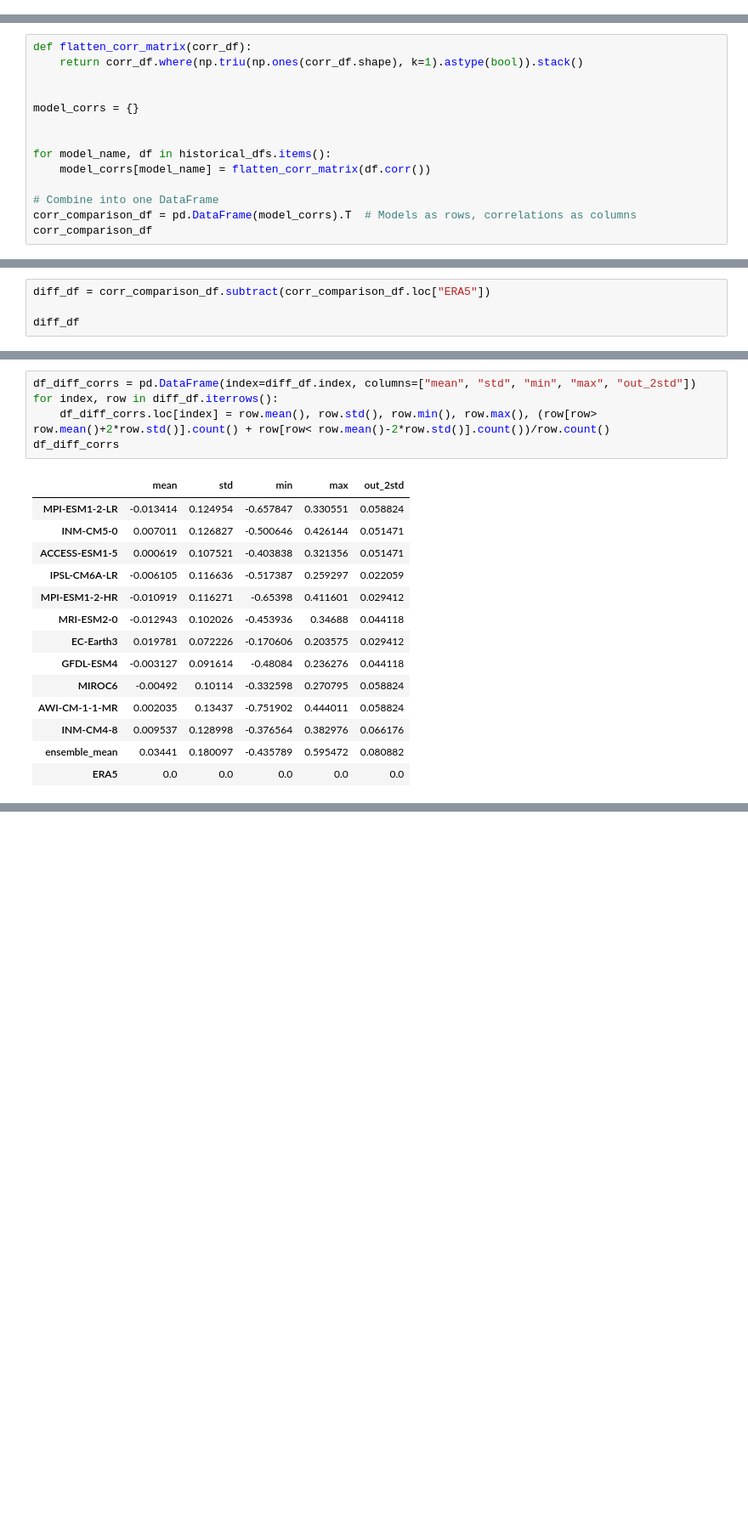
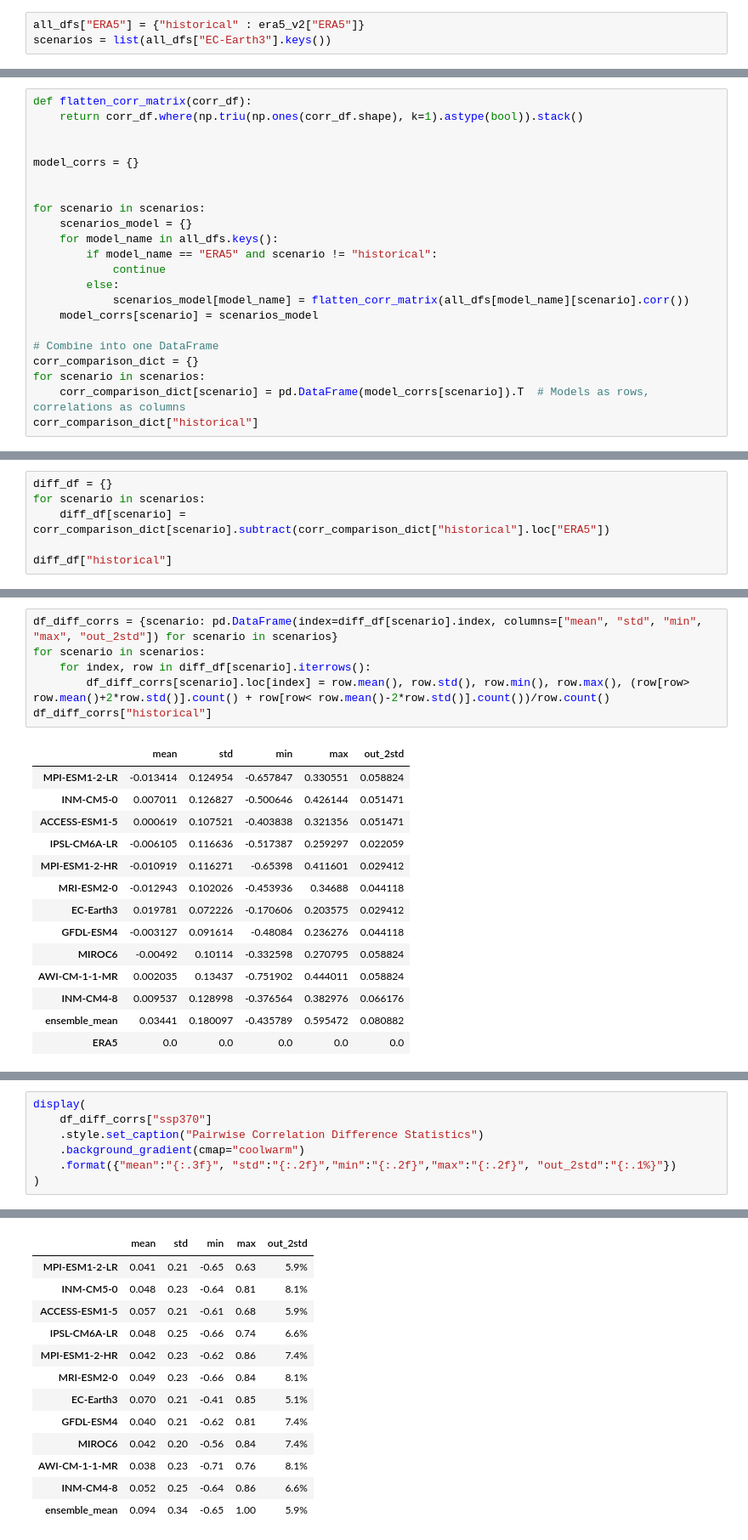
Before and after one commit to martinpavez/data, a Jupyter notebook: hw_extra/notebooks_figures/drivers_historical_pairwise_corr.ipynb, the cells around one changed output, grey strips where cells are left out. Shown: that part at 85% size. Saved outputs shown, nothing was run; the diff lists cells and outputs as text; blank space fills up the shorter version.

Commit message:
pairwise ssps

```diff
--- a/hw_extra/notebooks_figures/drivers_historical_pairwise_corr.ipynb
+++ b/hw_extra/notebooks_figures/drivers_historical_pairwise_corr.ipynb
@@ -38,3 +33,6 @@ historical_dfs["ERA5"] = era5_v2["ERA5"]
+# %%
+all_dfs["ERA5"] = {"historical" : era5_v2["ERA5"]}
+scenarios = list(all_dfs["EC-Earth3"].keys())
 # %%
 
 fig, ax = plt.subplots(figsize=(20,15))
@@ -59,12 +57,20 @@ def flatten_corr_matrix(corr_df):
 model_corrs = {}
 
 
-for model_name, df in historical_dfs.items():
-    model_corrs[model_name] = flatten_corr_matrix(df.corr())
+for scenario in scenarios:
+    scenarios_model = {}
+    for model_name in all_dfs.keys():
+        if model_name == "ERA5" and scenario != "historical":
+            continue
+        else:
+            scenarios_model[model_name] = flatten_corr_matrix(all_dfs[model_name][scenario].corr())
+    model_corrs[scenario] = scenarios_model
 
 # Combine into one DataFrame
-corr_comparison_df = pd.DataFrame(model_corrs).T  # Models as rows, correlations as columns
-corr_comparison_df
+corr_comparison_dict = {}
+for scenario in scenarios:
+    corr_comparison_dict[scenario] = pd.DataFrame(model_corrs[scenario]).T  # Models as rows, correlations as columns
+corr_comparison_dict["historical"]
 # %% [output]
 |  | nino12 |  |  |  |  |  | ... |
 |  | nino34 | anom_wind_cl_raco | anom_wind_cl_puelche | anom_wind_pressure | anom_ta_cl | anom_pdo | ... |
@@ -83,9 +89,11 @@ corr_comparison_df
 | ERA5 | 0.675576 | 0.101779 | 0.007559 | -0.078564 | 0.012650 | 0.035624 | ... |
 13 rows × 136 columns
 # %%
-diff_df = corr_comparison_df.subtract(corr_comparison_df.loc["ERA5"])
+diff_df = {}
+for scenario in scenarios:
+    diff_df[scenario] = corr_comparison_dict[scenario].subtract(corr_comparison_dict["historical"].loc["ERA5"])
 
-diff_df
+diff_df["historical"]
 # %% [output]
 |  | nino12 |  |  |  |  |  | ... |
 |  | nino34 | anom_wind_cl_raco | anom_wind_cl_puelche | anom_wind_pressure | anom_ta_cl | anom_pdo | ... |
@@ -104,10 +112,11 @@ diff_df
 | ERA5 | 0.000000 | 0.000000 | 0.000000 | 0.000000 | 0.000000 | 0.000000 | ... |
 13 rows × 136 columns
 # %%
-df_diff_corrs = pd.DataFrame(index=diff_df.index, columns=["mean", "std", "min", "max", "out_2std"])
-for index, row in diff_df.iterrows():
-    df_diff_corrs.loc[index] = row.mean(), row.std(), row.min(), row.max(), (row[row> row.mean()+2*row.std()].count() + row[row< row.mean()-2*row.std()].count())/row.count()
-df_diff_corrs
+df_diff_corrs = {scenario: pd.DataFrame(index=diff_df[scenario].index, columns=["mean", "std", "min", "max", "out_2std"]) for scenario in scenarios}
+for scenario in scenarios:
+    for index, row in diff_df[scenario].iterrows():
+        df_diff_corrs[scenario].loc[index] = row.mean(), row.std(), row.min(), row.max(), (row[row> row.mean()+2*row.std()].count() + row[row< row.mean()-2*row.std()].count())/row.count()
+df_diff_corrs["historical"]
 # %% [output]
 |  | mean | std | min | max | out_2std |
 | MPI-ESM1-2-LR | -0.013414 | 0.124954 | -0.657847 | 0.330551 | 0.058824 |
@@ -146,3 +155,11 @@ Pairwise Correlation Difference Statistics
 | INM-CM4-8 | 0.010 | 0.13 | -0.38 | 0.38 | 6.6% |
 | ensemble_mean | 0.034 | 0.18 | -0.44 | 0.60 | 8.1% |
 | ERA5 | 0.000 | 0.00 | 0.00 | 0.00 | 0.0% |
+# %%
+display(
+    df_diff_corrs["ssp370"]
+    .style.set_caption("Pairwise Correlation Difference Statistics")
+    .background_gradient(cmap="coolwarm")
+    .format({"mean":"{:.3f}", "std":"{:.2f}","min":"{:.2f}","max":"{:.2f}", "out_2std":"{:.1%}"})
+)
+# %% [output]
@@ -148,0 +167,13 @@ Pairwise Correlation Difference Statistics
+|  | mean | std | min | max | out_2std |
+| MPI-ESM1-2-LR | 0.041 | 0.21 | -0.65 | 0.63 | 5.9% |
+| INM-CM5-0 | 0.048 | 0.23 | -0.64 | 0.81 | 8.1% |
+| ACCESS-ESM1-5 | 0.057 | 0.21 | -0.61 | 0.68 | 5.9% |
+| IPSL-CM6A-LR | 0.048 | 0.25 | -0.66 | 0.74 | 6.6% |
+| MPI-ESM1-2-HR | 0.042 | 0.23 | -0.62 | 0.86 | 7.4% |
+| MRI-ESM2-0 | 0.049 | 0.23 | -0.66 | 0.84 | 8.1% |
+| EC-Earth3 | 0.070 | 0.21 | -0.41 | 0.85 | 5.1% |
+| GFDL-ESM4 | 0.040 | 0.21 | -0.62 | 0.81 | 7.4% |
+| MIROC6 | 0.042 | 0.20 | -0.56 | 0.84 | 7.4% |
+| AWI-CM-1-1-MR | 0.038 | 0.23 | -0.71 | 0.76 | 8.1% |
+| INM-CM4-8 | 0.052 | 0.25 | -0.64 | 0.86 | 6.6% |
+| ensemble_mean | 0.094 | 0.34 | -0.65 | 1.00 | 5.9% |
```
Also changed, not shown: parts of 6 cells of this notebook, 1 other file.
